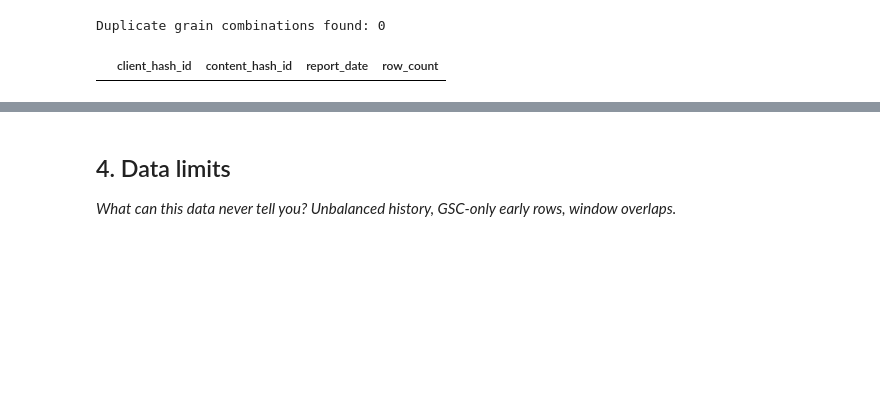
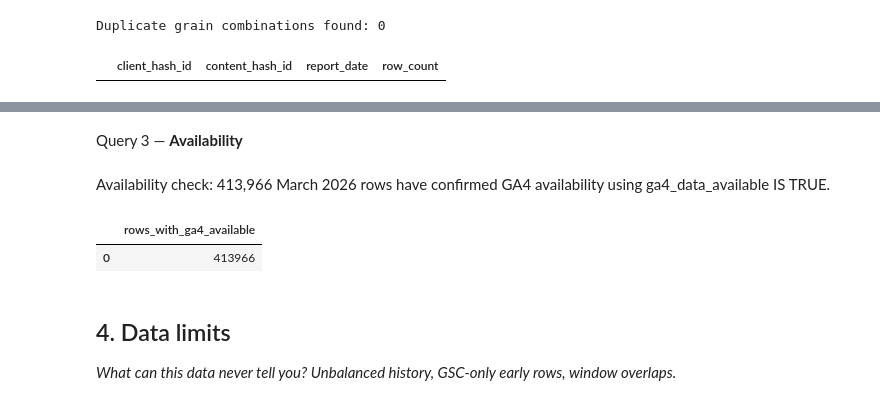
Before and after one commit to aleezafatima-21/Aleeza-flyrank-ml-internship, a Jupyter notebook: work/notebooks/w03_data_contract.ipynb, the cells around one changed output, grey strips where cells are left out. Drawn from its saved outputs; the diff is of its cells as text; code cells hidden in the pictures; blank space fills up the shorter version.

```diff
--- a/work/notebooks/w03_data_contract.ipynb
+++ b/work/notebooks/w03_data_contract.ipynb
@@ -165,3 +164,23 @@ Duplicate grain combinations found: 0
+# %% [markdown]
+Query 3 — **Availability**
+# %% [markdown]
+Availability check: 413,966 March 2026 rows have confirmed GA4 availability using ga4_data_available IS TRUE.
+# %%
+query = """
+SELECT
+    COUNT(*) AS rows_with_ga4_available
+FROM read_parquet(
+    'hf://datasets/FlyRank/internship-warehouse/fact_content_daily_performance/month=2026-03/*.parquet'
+)
+WHERE ga4_data_available IS TRUE
+"""
+
+availability_check = con.execute(query).df()
+
+display(availability_check)
+# %% [output]
+|  | rows_with_ga4_available |
+| 0 | 413966 |
 # %% [markdown]
 ## 4. Data limits
 
```
Also changed, not shown: parts of 4 cells of this notebook.
